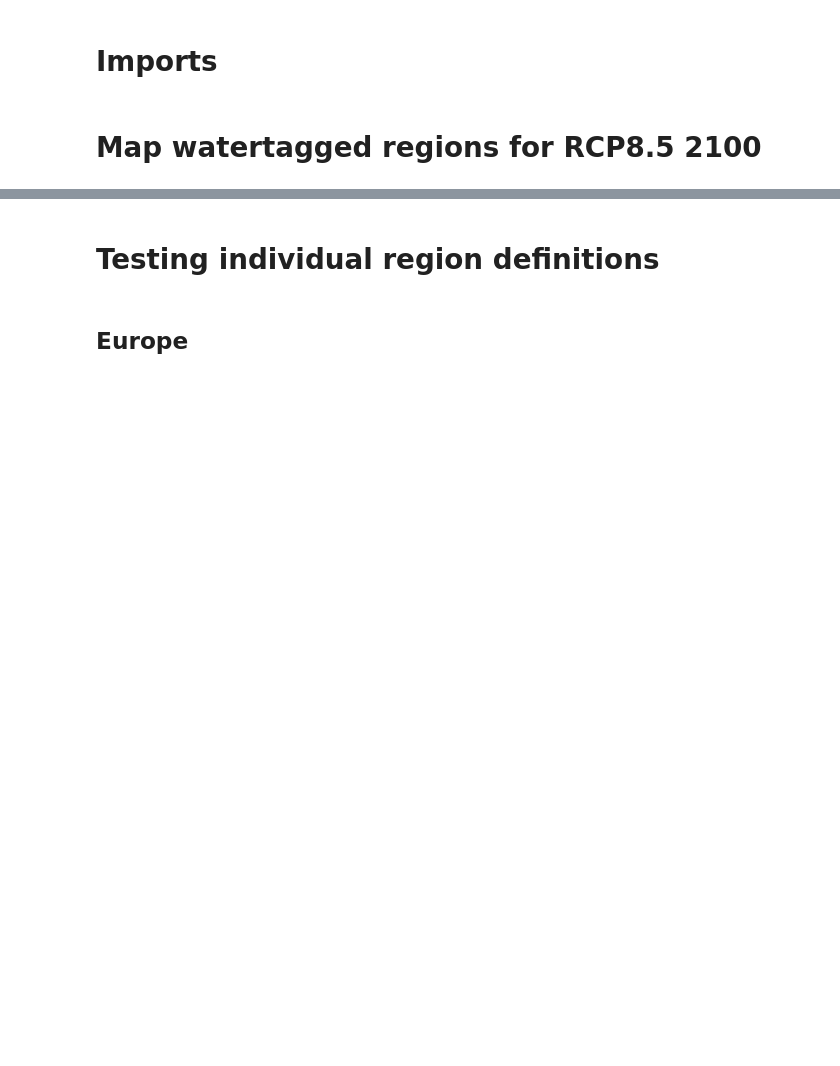
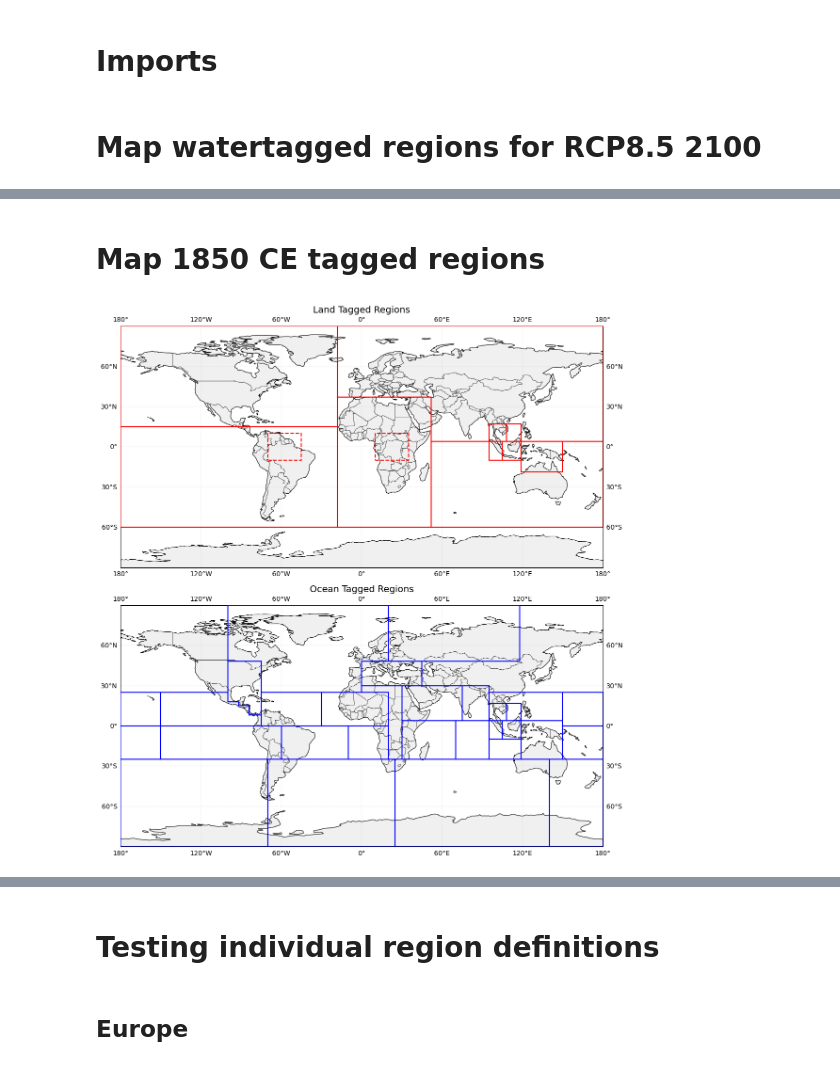
Before and after one commit to aflaim7/ESMplot, a Jupyter notebook: examples/map_tagged_regions.ipynb, the cells around one changed output, grey strips where cells are left out. Saved outputs shown, nothing was run; the diff lists cells and outputs as text; code cells hidden in the pictures; blank space fills up the shorter version.

```diff
--- a/examples/map_tagged_regions.ipynb
+++ b/examples/map_tagged_regions.ipynb
@@ -110,0 +116,38 @@ plt.show()
+# %% [markdown]
+# Map 1850 CE tagged regions
+# %%
+from ESMplot.watertagging.tagged_regions import draw_land_tags, draw_ocean_tags
+# Setup figure with two panels (land top, ocean bottom)
+fig, (ax1, ax2) = plt.subplots(2, 1, figsize=(16, 12),
+                               subplot_kw={'projection': ccrs.PlateCarree()})
+for ax in [ax1, ax2]:
+    ax.set_global()
+    ax.set_extent([-180, 180, -90, 90], crs=ccrs.PlateCarree())
+    ax.coastlines(resolution='110m', linewidth=0.8)
+    ax.add_feature(cfeature.BORDERS, linewidth=0.5)
+    ax.add_feature(cfeature.LAND, facecolor='#f0f0f0', zorder=0)
+    ax.gridlines(draw_labels=True, linewidth=0.3, linestyle=':')
+
+# Style parameters
+line_width = 1.5
+major_style = '-'
+minor_style = '--'
+zorder = 5
+
+# Plot land tags in top panel
+for i in range(14):
+    draw_land_tags(i, ax1, line_width, major_style, minor_style, 'red', zorder)
+
+# Plot ocean tags in bottom panel
+for i in range(14, 40):
+    draw_ocean_tags(i, ax2, line_width, major_style, minor_style, 'blue', zorder)
+
+# Set titles
+ax1.set_title("Land Tagged Regions", fontsize=14)
+ax2.set_title("Ocean Tagged Regions", fontsize=14)
+
+# Adjust layout
+plt.tight_layout()
+plt.show()
+# %% [output]
+[figure, added]
```
Also changed, not shown: parts of 7 cells of this notebook.
